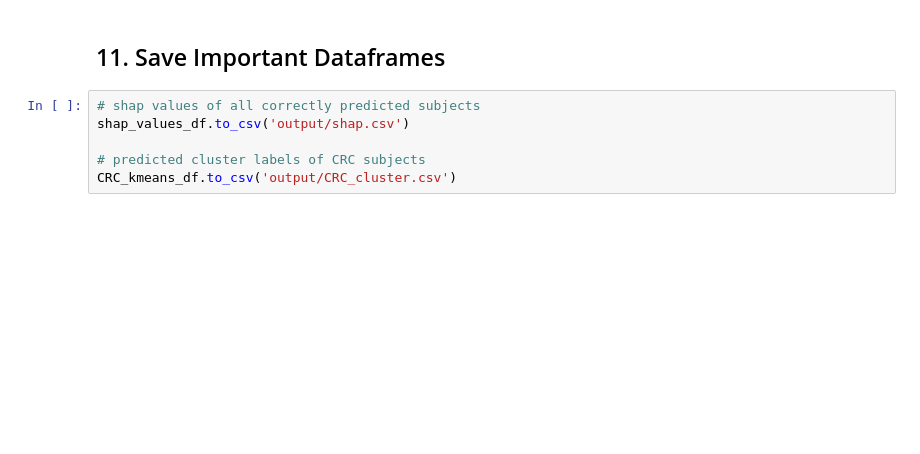
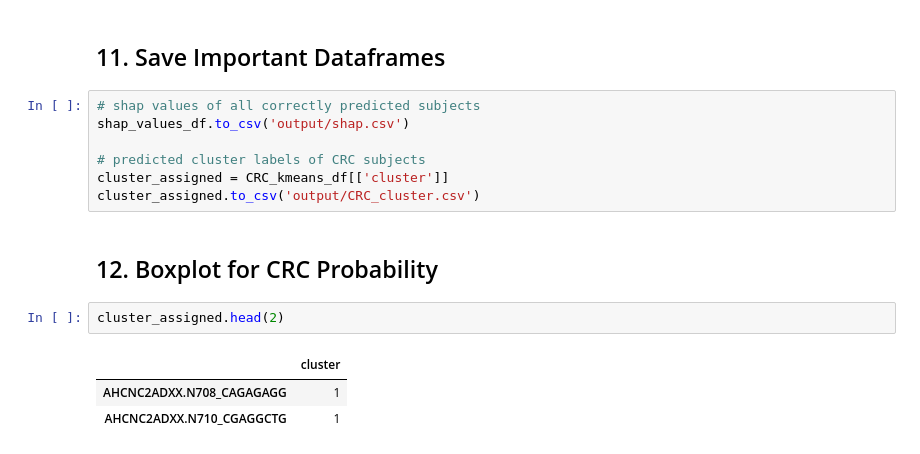
Before and after one commit to ryzary/shapmat, a Jupyter notebook: tutorial_1.ipynb, the cells around one changed output. Saved outputs shown, nothing was run; the diff lists cells and outputs as text; blank space fills up the shorter version.

```diff
--- a/tutorial_1.ipynb
+++ b/tutorial_1.ipynb
@@ -278,4 +283,13 @@ plot_elbow_method(CRC_cluster_df=CRC_kmeans_df)
 shap_values_df.to_csv('output/shap.csv')
 
 # predicted cluster labels of CRC subjects
-CRC_kmeans_df.to_csv('output/CRC_cluster.csv')
+cluster_assigned = CRC_kmeans_df[['cluster']]
+cluster_assigned.to_csv('output/CRC_cluster.csv')
+# %% [markdown]
+## 12. Boxplot for CRC Probability
+# %%
+cluster_assigned.head(2)
+# %% [output]
+|  | cluster |
+| AHCNC2ADXX.N708_CAGAGAGG | 1 |
+| AHCNC2ADXX.N710_CGAGGCTG | 1 |
```
Also changed, not shown: parts of 12 cells of this notebook, 6 other files.
